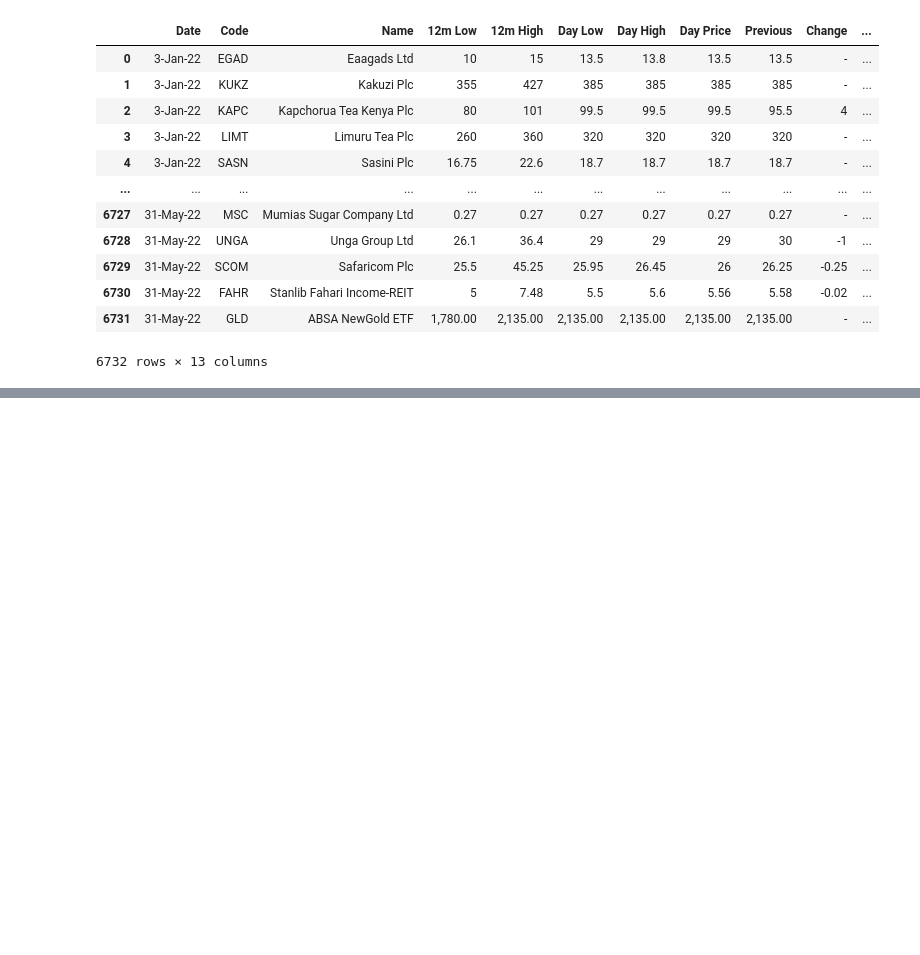
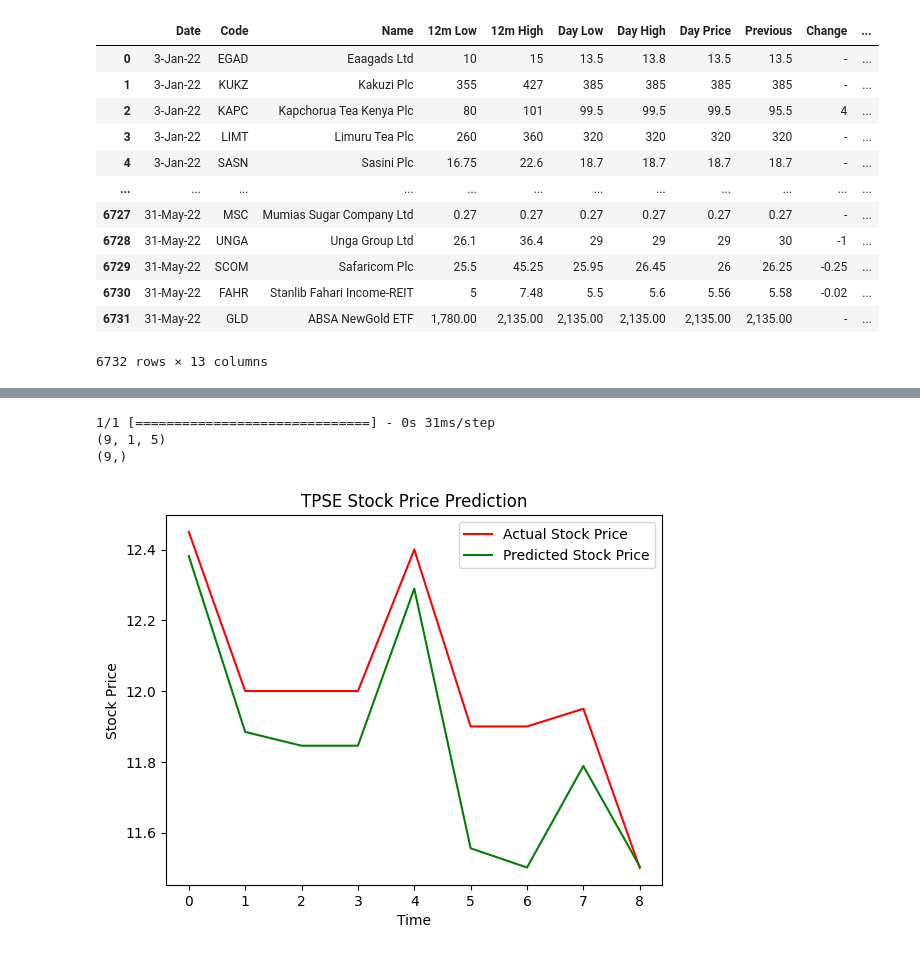
Before and after one commit to keringKirwa/4.1_Machine_Learning, a Jupyter notebook: NCS_Time_Series_Prediction/NSE_predictions.ipynb, the cells around one changed output, grey strips where cells are left out. Cells and saved outputs as stored; diff of their text form; code cells hidden in the pictures; blank space fills up the shorter version.

```diff
--- a/NCS_Time_Series_Prediction/NSE_predictions.ipynb
+++ b/NCS_Time_Series_Prediction/NSE_predictions.ipynb
@@ -320,0 +199,15 @@ INFO:tensorflow:Assets written to: nsc_model/assets
+# %%
+from sklearn.model_selection import TimeSeriesSplit
+time_series_split= TimeSeriesSplit(n_splits=10) #number of splits to be 10, indicating that 10% of the data will serve as the test set
+
+
+for train_index, test_index in time_series_split.split(feature_transform):
+        X_train, X_test = feature_transform[:len(train_index)], feature_transform[len(train_index): (len(train_index)+len(test_index))]
+        y_train, y_test = output_var[:len(train_index)].values.ravel(), output_var[len(train_index): (len(train_index)+len(test_index))].values.ravel()
+
+trainX =np.array(X_train)
+testX =np.array(X_test)
+X_train = trainX.reshape(X_train.shape[0], 1, X_train.shape[1])
+X_test = testX.reshape(X_test.shape[0], 1, X_test.shape[1])
+
+X_train.shape
@@ -320,0 +216,9 @@ INFO:tensorflow:Assets written to: nsc_model/assets
+# %%
+lstm = Sequential()
+lstm.add(LSTM(100, input_shape=(1, trainX.shape[1]), activation='relu', return_sequences=True))
+lstm.add(Dropout(0.1))
+lstm.add(LSTM(100, input_shape=(1, trainX.shape[1]), activation='relu', return_sequences=False))
+lstm.add(Dropout(0.1))
+lstm.add(Dense(1))
+lstm.compile(loss='mean_squared_error', optimizer='adam')
+lstm.summary()
@@ -320,0 +245,2 @@ INFO:tensorflow:Assets written to: nsc_model/assets
+# %%
+history=lstm.fit(X_train, y_train, epochs=200, batch_size=8, verbose=1, shuffle=False)
@@ -320,0 +265,21 @@ INFO:tensorflow:Assets written to: nsc_model/assets
+# %%
+predicted_stock_prices= lstm.predict(X_test)
+print(X_test.shape)
+print(y_test.shape)
+
+
+
+plt.plot(y_test, color = 'red', label = 'Actual Stock Price')
+plt.plot(predicted_stock_prices, color = 'green', label = 'Predicted Stock Price')
+plt.title(random_company_code + ' Stock Price Prediction')
+plt.xlabel('Time')
+plt.ylabel('Stock Price')
+plt.legend()
+plt.show()
+
+#TPSE  giving the best results .
+# %% [output]
+1/1 [==============================] - 0s 31ms/step
+(9, 1, 5)
+(9,)
+[figure, added]
```
Also changed, not shown: parts of 14 cells of this notebook, 18 other files.
